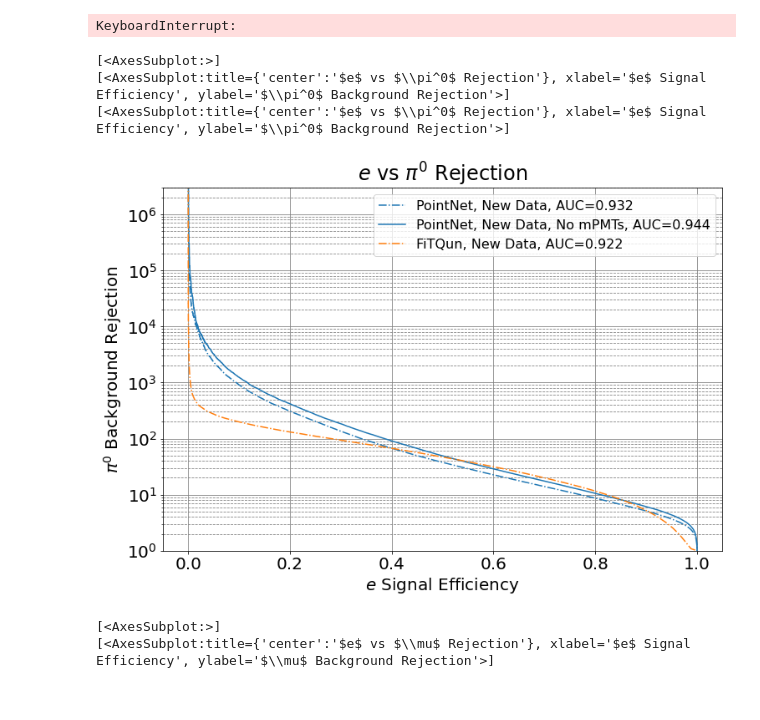
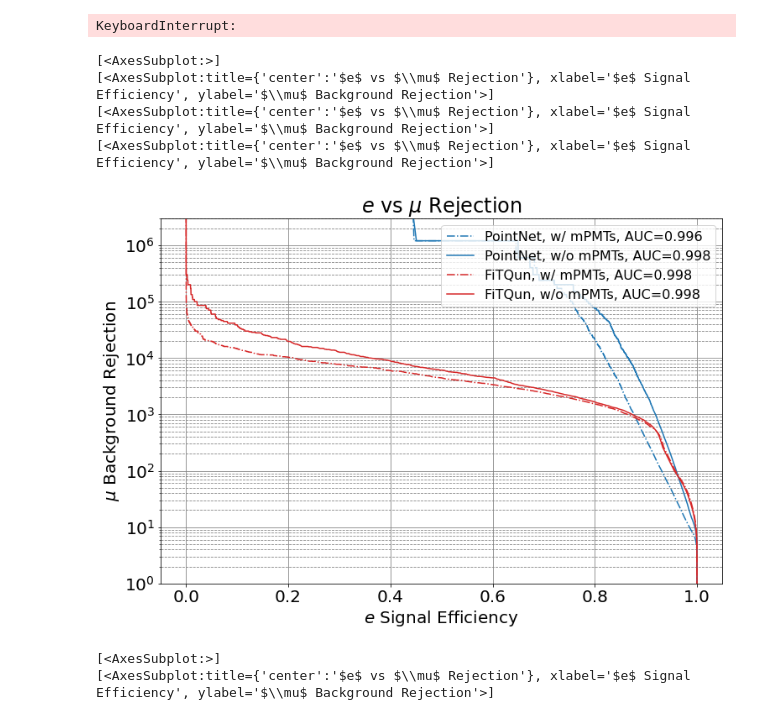
Before and after one commit to Joanna-Gao/WatChMaL_analysis, a Jupyter notebook: pointnet/short_tank_pointnet_tts_var.ipynb, the cells around one changed output. Drawn from its saved outputs; the diff is of its cells as text; code cells hidden in the pictures.

```diff
--- a/pointnet/short_tank_pointnet_tts_var.ipynb
+++ b/pointnet/short_tank_pointnet_tts_var.ipynb
@@ -71,7 +70,7 @@ Found training logs:  ['/project/rpp-blairt2k/jgao/WatChMaL/outputs/2021-12-30/1
 # Plot ROC curves for pointnet and fitqun
 # %%
 pointnets=[0, 1]
-fitquns=[0]
+fitquns=[0, 1]
 # %%
 locs = [pointnet_locs[i] for i in pointnets]
 titles = [pointnet_titles[i] for i in pointnets] + [fitqun_titles[i] for i in fitquns]
@@ -102,34 +101,36 @@ cut_actual_labels  = [remove_indices(HKHybrid_raw_actual_labels[0], cut_test_idx
 ############# compute short tank multi e/mu ROC #############
 fprs, tprs, thrs = multi_compute_roc(HKHybrid_raw_output_softmax, HKHybrid_raw_actual_labels,
                                      true_label=label_dict["$e$"],
-                                     false_label=label_dict["$\pi^0$"])
+                                     false_label=label_dict["$\mu$"])
 # %%
 ############# add in fitqun data #############
-# for i in fitquns:
-#     fq_fpr_e = fitqun_files[i]['fq_fpr_e']
-#     fq_tpr_e = fitqun_files[i]['fq_tpr_e']
-#     fq_threshold_e = fitqun_files[i]['fq_threshold_e']
+for i in fitquns:
+    fq_fpr_e = fitqun_files[i]['fq_fpr_e']
+    fq_tpr_e = fitqun_files[i]['fq_tpr_e']
+    fq_threshold_e = fitqun_files[i]['fq_threshold_e']
 
-#     fprs.append(fq_fpr_e)
-#     tprs.append(fq_tpr_e)
-#     thrs.append(fq_threshold_e)
+    fprs.append(fq_fpr_e)
+    tprs.append(fq_tpr_e)
+    thrs.append(fq_threshold_e)
 
-fq_fpr_e_for_pi0 = fitqun_files[0]['fq_fpr_e_for_pi0']
-fq_tpr_e_for_pi0 = fitqun_files[0]['fq_tpr_e_for_pi0']
-fq_threshold_e_for_pi0 = fitqun_files[0]['fq_threshold_e_for_pi0']
-fprs.append(fq_fpr_e_for_pi0)
-tprs.append(fq_tpr_e_for_pi0)
-thrs.append(fq_threshold_e_for_pi0)
+# fq_fpr_e_for_pi0 = fitqun_files[0]['fq_fpr_e_for_pi0']
+# fq_tpr_e_for_pi0 = fitqun_files[0]['fq_tpr_e_for_pi0']
+# fq_threshold_e_for_pi0 = fitqun_files[0]['fq_threshold_e_for_pi0']
+# fprs.append(fq_fpr_e_for_pi0)
+# tprs.append(fq_tpr_e_for_pi0)
+# thrs.append(fq_threshold_e_for_pi0)
 # %%
-figs = multi_plot_roc(fprs, tprs, thrs, "$e$", "$\pi^0$",
+figs = multi_plot_roc(fprs, tprs, thrs, "$e$", "$\mu$",
                       fig_list=[1], ylims=[[1,3e6]],
                       linestyles=linestyle,linecolors=linecolor,
                       plot_labels=titles, show=False)
+# plt.savefig("e-mu-PID.png", transparent=True)
 # %% [output]
 [<AxesSubplot:>]
-[<AxesSubplot:title={'center':'$e$ vs $\\pi^0$ Rejection'}, xlabel='$e$ Signal Efficiency', ylabel='$\\pi^0$ Background Rejection'>]
-[<AxesSubplot:title={'center':'$e$ vs $\\pi^0$ Rejection'}, xlabel='$e$ Signal Efficiency', ylabel='$\\pi^0$ Background Rejection'>]
+[<AxesSubplot:title={'center':'$e$ vs $\\mu$ Rejection'}, xlabel='$e$ Signal Efficiency', ylabel='$\\mu$ Background Rejection'>]
+[<AxesSubplot:title={'center':'$e$ vs $\\mu$ Rejection'}, xlabel='$e$ Signal Efficiency', ylabel='$\\mu$ Background Rejection'>]
+[<AxesSubplot:title={'center':'$e$ vs $\\mu$ Rejection'}, xlabel='$e$ Signal Efficiency', ylabel='$\\mu$ Background Rejection'>]
-[figure, old version]
+[figure, new version]
 # %%
 figs = multi_plot_roc(fprs, tprs, thrs, "$e$", "$\mu$",
                       fig_list=[1], xlims=[[0.6,1.0]], ylims=[[1,4]],
```
Also changed, not shown: parts of 2 cells of this notebook, 5 other files.
